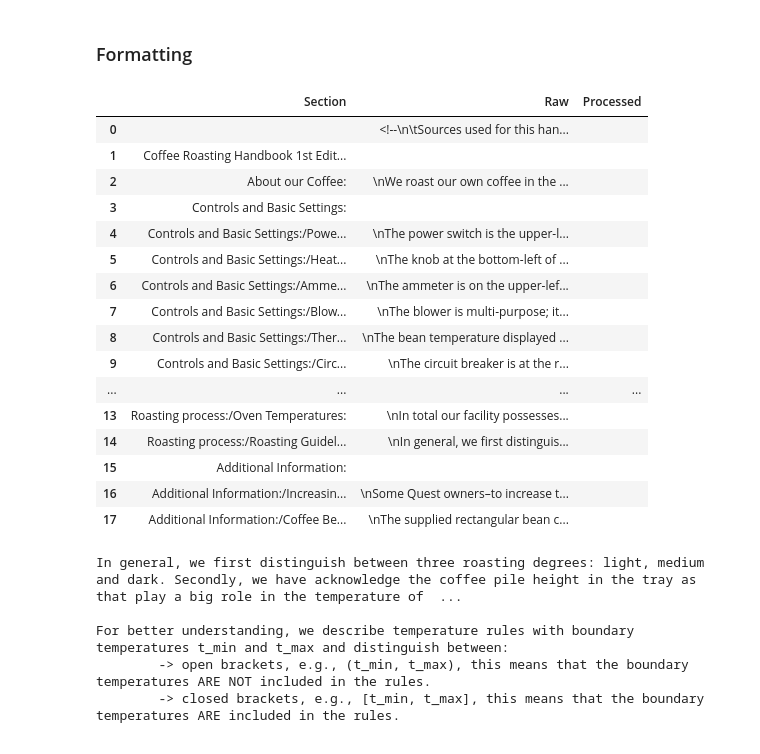
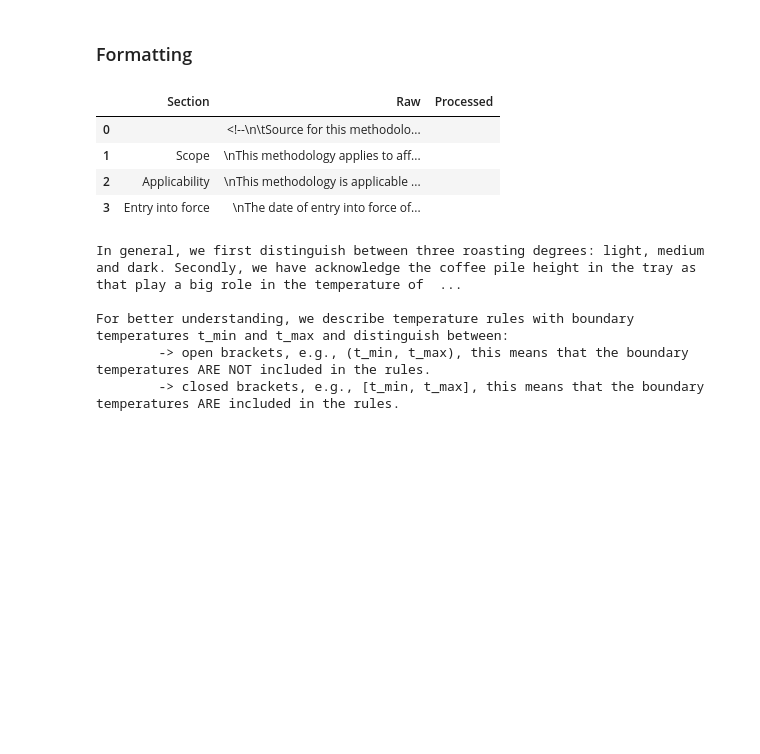
Before and after one commit to holzhauerL/nlp-rule-extraction, a Jupyter notebook: notebooks/pipeline.ipynb, the cells around one changed output. Saved outputs shown, nothing was run; the diff lists cells and outputs as text; code cells hidden in the pictures; blank space fills up the shorter version.

```diff
--- a/notebooks/pipeline.ipynb
+++ b/notebooks/pipeline.ipynb
@@ -77,28 +77,16 @@ file_paths_output = {
     patg: os.path.join('..', 'data', 'patg', 'output_patg.txt'),
 }
 # %%
-# Split text into columns
+# Split text into sections
 data = {key: txt_to_df(path) for key, path in file_paths_input.items()}
 
-data[coffee]
+data[cdm_01]
 # %% [output]
 |  | Section | Raw | Processed |
-| 0 |  | <!--\n\tSources used for this han... |  |
-| 1 | Coffee Roasting Handbook 1st Edit... |  |  |
-| 2 | About our Coffee: | \nWe roast our own coffee in the ... |  |
-| 3 | Controls and Basic Settings: |  |  |
-| 4 | Controls and Basic Settings:/Powe... | \nThe power switch is the upper-l... |  |
-| 5 | Controls and Basic Settings:/Heat... | \nThe knob at the bottom-left of ... |  |
-| 6 | Controls and Basic Settings:/Amme... | \nThe ammeter is on the upper-lef... |  |
-| 7 | Controls and Basic Settings:/Blow... | \nThe blower is multi-purpose; it... |  |
-| 8 | Controls and Basic Settings:/Ther... | \nThe bean temperature displayed ... |  |
-| 9 | Controls and Basic Settings:/Circ... | \nThe circuit breaker is at the r... |  |
-| ... | ... | ... | ... |
-| 13 | Roasting process:/Oven Temperatures: | \nIn total our facility possesses... |  |
-| 14 | Roasting process:/Roasting Guidel... | \nIn general, we first distinguis... |  |
-| 15 | Additional Information: |  |  |
-| 16 | Additional Information:/Increasin... | \nSome Quest owners–to increase t... |  |
-| 17 | Additional Information:/Coffee Be... | \nThe supplied rectangular bean c... |  |
+| 0 |  | <!--\n\tSource for this methodolo... |  |
+| 1 | Scope | \nThis methodology applies to aff... |  |
+| 2 | Applicability | \nThis methodology is applicable ... |  |
+| 3 | Entry into force | \nThe date of entry into force of... |  |
 # %%
 print(data[coffee].iloc[14].Raw)
 # %% [output]
```
Also changed, not shown: parts of 12 cells of this notebook, 4 other files.
